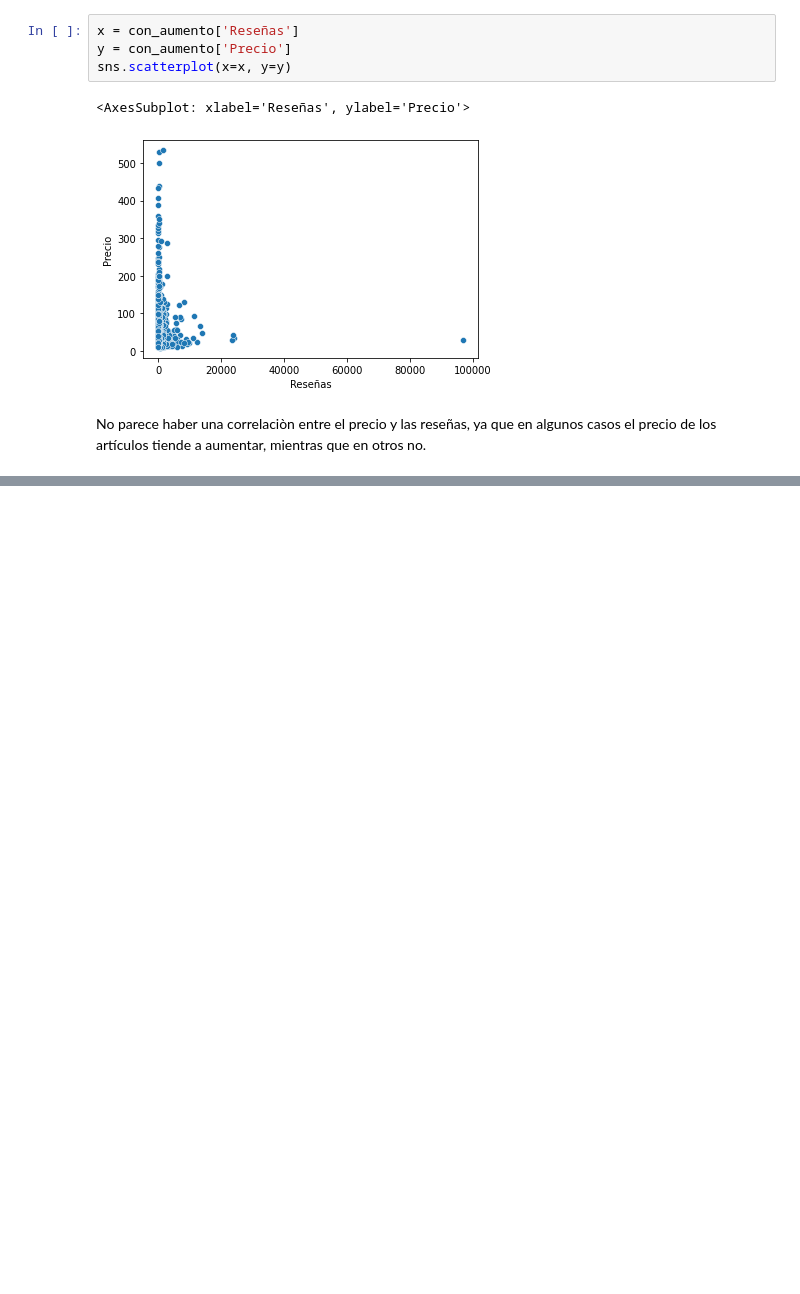
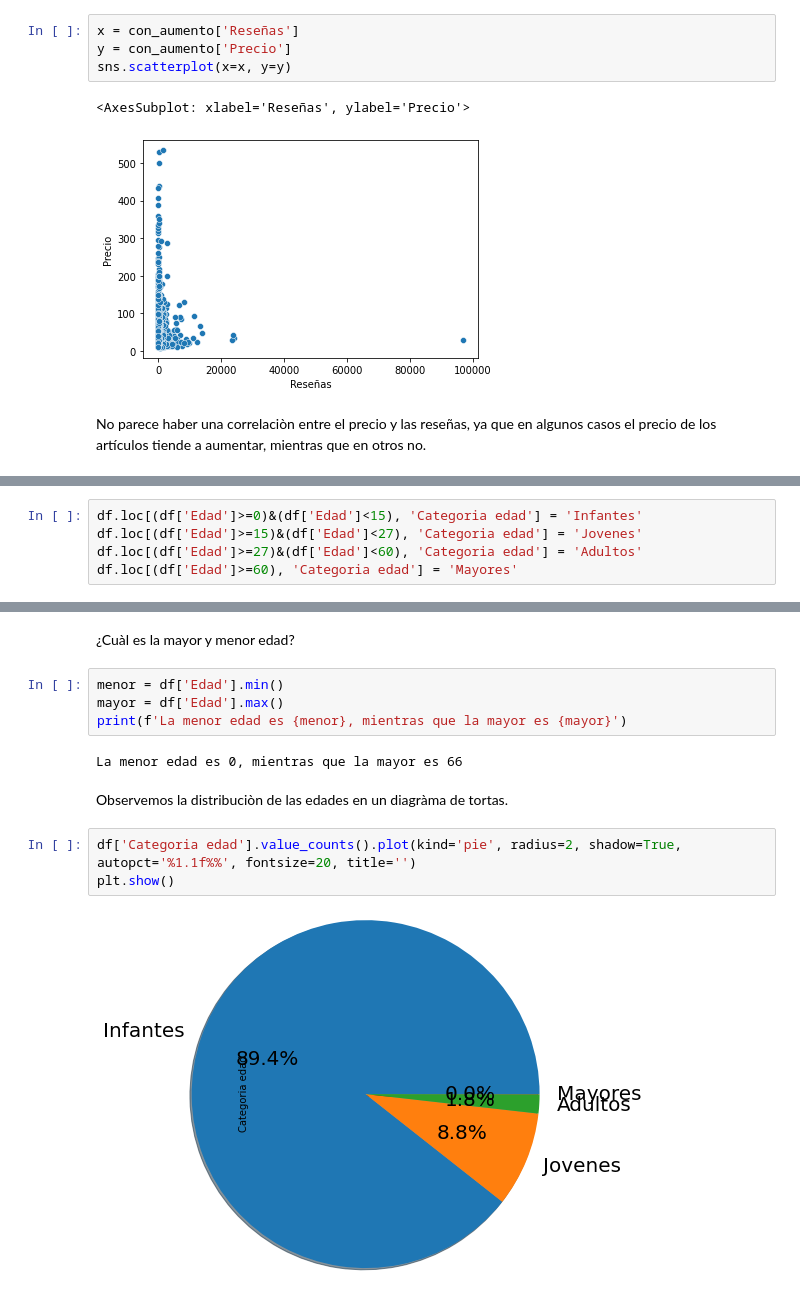
Before and after one commit to Estani94/Limpieza-y-EDA-Dataset-Amazon, a Jupyter notebook: EDA_amazon.ipynb, the cells around one changed output, grey strips where cells are left out. Cells and saved outputs as stored; diff of their text form; blank space fills up the shorter version.

Commit message:
Columna 'Edad', distribucion de categoria de edades

```diff
--- a/EDA_amazon.ipynb
+++ b/EDA_amazon.ipynb
@@ -518,0 +530,5 @@ No parece haber una correlaciòn entre el precio y las reseñas, ya que en algun
+# %%
+df.loc[(df['Edad']>=0)&(df['Edad']<15), 'Categoria edad'] = 'Infantes'
+df.loc[(df['Edad']>=15)&(df['Edad']<27), 'Categoria edad'] = 'Jovenes'
+df.loc[(df['Edad']>=27)&(df['Edad']<60), 'Categoria edad'] = 'Adultos'
+df.loc[(df['Edad']>=60), 'Categoria edad'] = 'Mayores'
@@ -518,0 +553,15 @@ No parece haber una correlaciòn entre el precio y las reseñas, ya que en algun
+# %% [markdown]
+¿Cuàl es la mayor y menor edad?
+# %%
+menor = df['Edad'].min()
+mayor = df['Edad'].max()
+print(f'La menor edad es {menor}, mientras que la mayor es {mayor}')
+# %% [output]
+La menor edad es 0, mientras que la mayor es 66
+# %% [markdown]
+Observemos la distribuciòn de las edades en un diagràma de tortas.
+# %%
+df['Categoria edad'].value_counts().plot(kind='pie', radius=2, shadow=True, autopct='%1.1f%%', fontsize=20, title='')
+plt.show()
+# %% [output]
+[figure, added]
```
Also changed, not shown: parts of 7 cells of this notebook.
